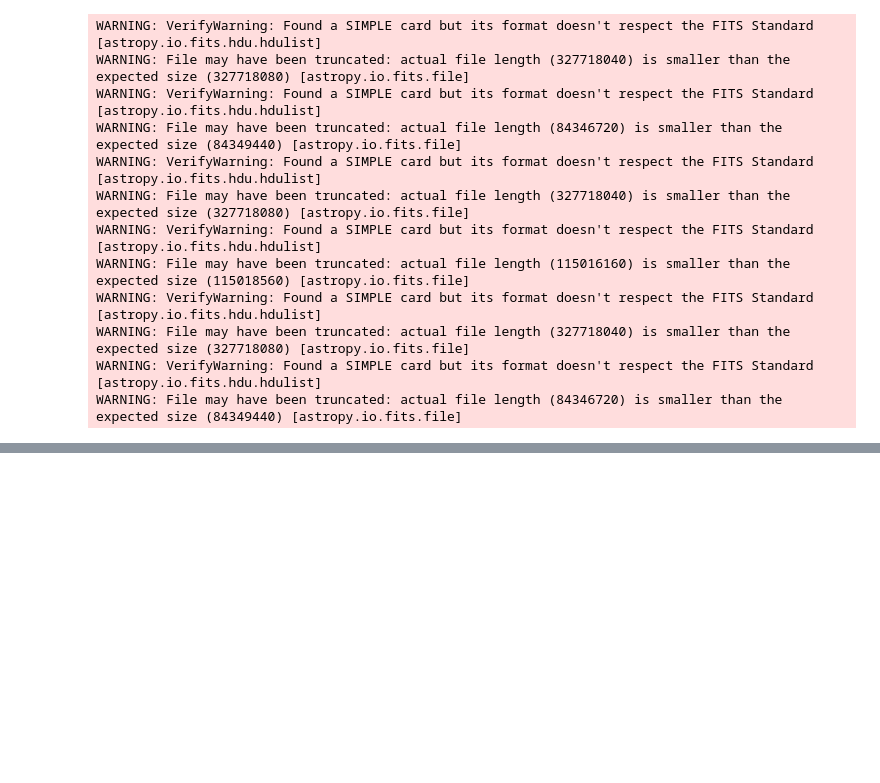
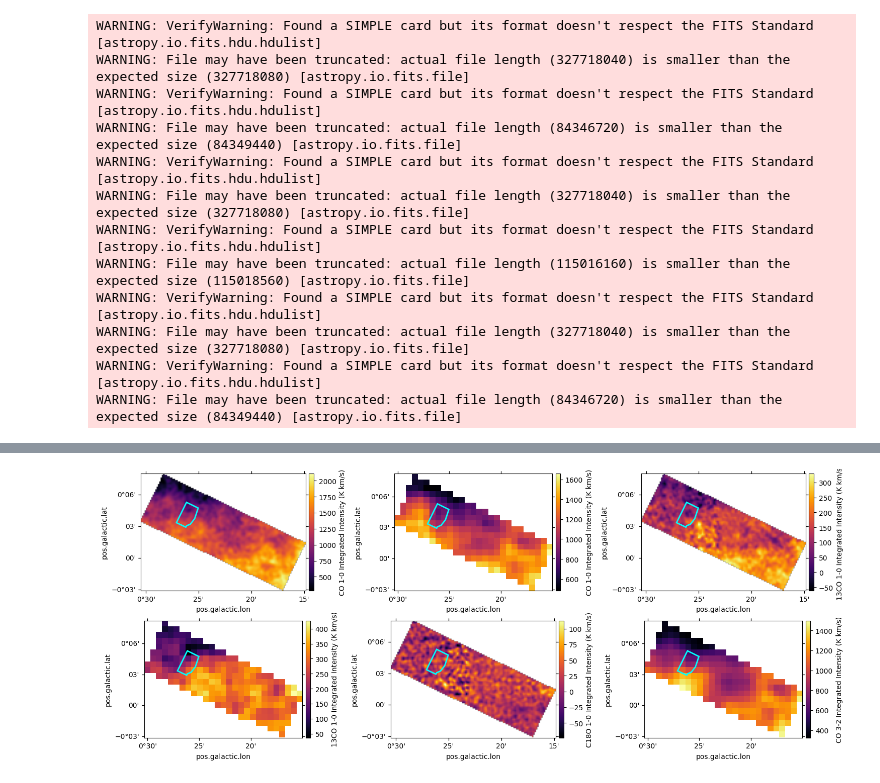
Before and after one commit to SpacialTree/dustridge-cd, a Jupyter notebook: notebooks/dustridge_co_mom0.ipynb, the cells around one changed output, grey strips where cells are left out. Saved outputs shown, nothing was run; the diff lists cells and outputs as text; code cells hidden in the pictures; blank space fills up the shorter version.

Commit message:
CO moment maps

```diff
--- a/notebooks/dustridge_co_mom0.ipynb
+++ b/notebooks/dustridge_co_mom0.ipynb
@@ -18,7 +18,7 @@ from smart_plotters.cutout_plot import get_cutout_405, get_cutout_jwst_ice
 import smart_plotters.co_ice as co_map
 from smart_plotters import cmd_plot
 # %%
-reg = regions.RectangleSkyRegion(SkyCoord(0.3781377378, 0.0410581341, unit='deg', frame='galactic'), 15*u.arcmin, 5*u.arcmin)
+reg = regions.RectangleSkyRegion(SkyCoord(0.3781377378, 0.0410581341, unit='deg', frame='galactic'), 15*u.arcmin, 5*u.arcmin, angle=-25.90923*u.deg)
 # %%
 ls /orange/adamginsburg/cmz/nobeyama
 # %% [output]
@@ -54,0 +124,49 @@ subcube_co32_aste = cube_co32_aste.subcube_from_regions([reg])
+# %%
+mom0_co_bears = subcube_co_bears.moment0()
+mom0_co_s115q = subcube_co_s115q.moment0()
+mom0_13co_forest = subcube_13co_forest.moment0()
+mom0_13co_s115q = subcube_13co_s115q.moment0()
+mom0_c18o_forest = subcube_c18o_forest.moment0()
+mom0_co32_aste = subcube_co32_aste.moment0()
+# %%
+fig = plt.figure(figsize=(15,6))
+
+ax1 = plt.subplot(231, projection=mom0_co_bears.wcs.celestial)
+im = ax1.imshow(mom0_co_bears.hdu.data, origin='lower', cmap='inferno')
+cax = plt.gca().inset_axes([1.02, 0., 0.03, 1])
+plt.colorbar(im, label='CO 1-0 Integrated Intensity (K km/s)', cax=cax)
+reg_left_cd[0].to_pixel(mom0_co_bears.wcs.celestial).plot(ax=ax1, edgecolor='cyan', facecolor='none', lw=2)
+
+ax2 = plt.subplot(232, projection=mom0_co_s115q.wcs.celestial)
+im = ax2.imshow(mom0_co_s115q.hdu.data, origin='lower', cmap='inferno')
+cax = plt.gca().inset_axes([1.02, 0., 0.03, 1])
+plt.colorbar(im, label='CO 1-0 Integrated Intensity (K km/s)', cax=cax)
+reg_left_cd[0].to_pixel(mom0_co_s115q.wcs.celestial).plot(ax=ax2, edgecolor='cyan', facecolor='none', lw=2)
+
+ax3 = plt.subplot(233, projection=mom0_13co_forest.wcs.celestial)
+im = ax3.imshow(mom0_13co_forest.hdu.data, origin='lower', cmap='inferno')
+cax = plt.gca().inset_axes([1.02, 0., 0.03, 1])
+plt.colorbar(im, label='13CO 1-0 Integrated Intensity (K km/s)', cax=cax)
+reg_left_cd[0].to_pixel(mom0_13co_forest.wcs.celestial).plot(ax=ax3, edgecolor='cyan', facecolor='none', lw=2)
+
+ax4 = plt.subplot(234, projection=mom0_13co_s115q.wcs.celestial)
+im = ax4.imshow(mom0_13co_s115q.hdu.data, origin='lower', cmap='inferno')
+cax = plt.gca().inset_axes([1.02, 0., 0.03, 1])
+plt.colorbar(im, label='13CO 1-0 Integrated Intensity (K km/s)', cax=cax)
+reg_left_cd[0].to_pixel(mom0_13co_s115q.wcs.celestial).plot(ax=ax4, edgecolor='cyan', facecolor='none', lw=2)
+
+ax5 = plt.subplot(235, projection=mom0_c18o_forest.wcs.celestial)
+im = ax5.imshow(mom0_c18o_forest.hdu.data, origin='lower', cmap='inferno')
+cax = plt.gca().inset_axes([1.02, 0., 0.03, 1])
+plt.colorbar(im, label='C18O 1-0 Integrated Intensity (K km/s)', cax=cax)
+reg_left_cd[0].to_pixel(mom0_c18o_forest.wcs.celestial).plot(ax=ax5, edgecolor='cyan', facecolor='none', lw=2)
+
+ax6 = plt.subplot(236, projection=mom0_co32_aste.wcs.celestial)
+im = ax6.imshow(mom0_co32_aste.hdu.data, origin='lower', cmap='inferno')
+cax = plt.gca().inset_axes([1.02, 0., 0.03, 1])
+plt.colorbar(im, label='CO 3-2 Integrated Intensity (K km/s)', cax=cax)
+reg_left_cd[0].to_pixel(mom0_co32_aste.wcs.celestial).plot(ax=ax6, edgecolor='cyan', facecolor='none', lw=2)
+
+plt.tight_layout()
+# %% [output]
+[figure, added]
```
Also changed, not shown: parts of 13 cells of this notebook.
